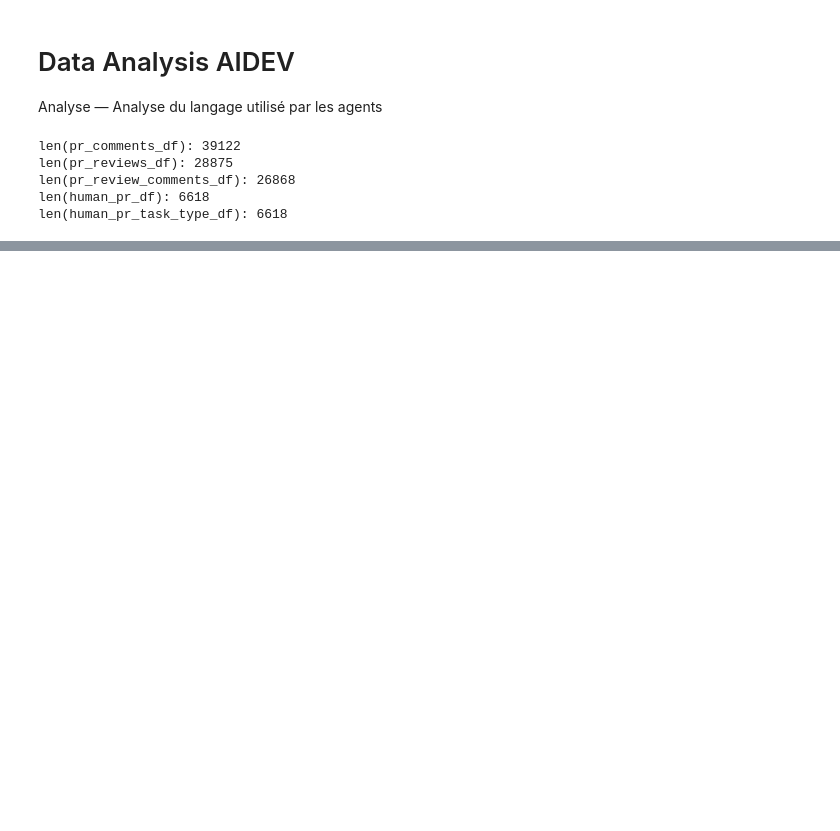
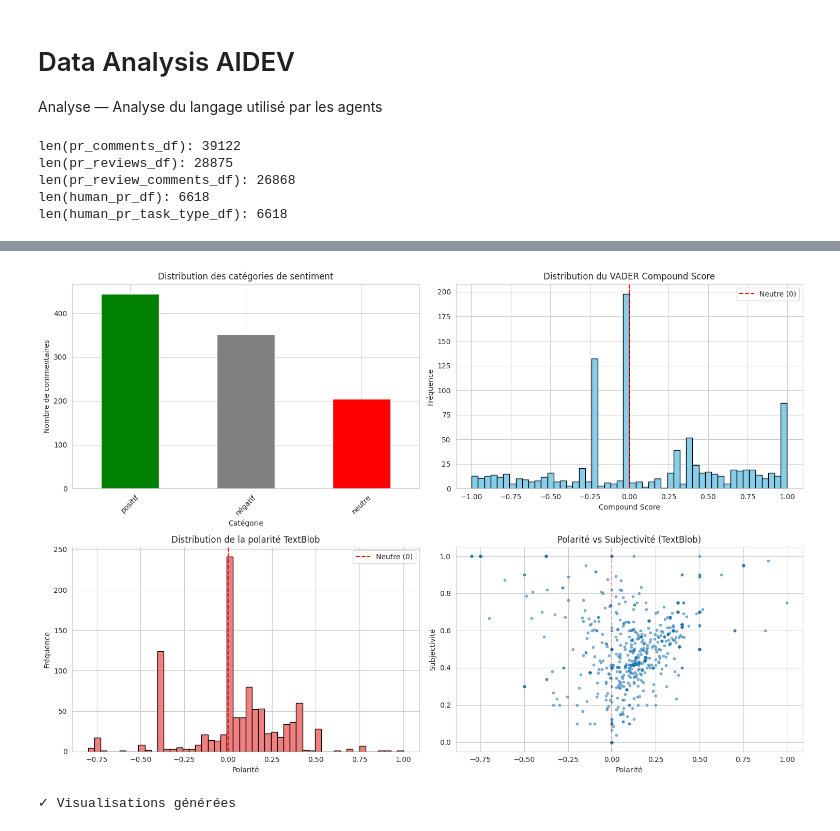
Before and after one commit to serghino/MGL869-01-2026-mining-challenge, a Jupyter notebook: load_dataset.ipynb, the cells around one changed output, grey strips where cells are left out. Drawn from its saved outputs; the diff is of its cells as text; code cells hidden in the pictures; blank space fills up the shorter version.

```diff
--- a/load_dataset.ipynb
+++ b/load_dataset.ipynb
@@ -28,0 +86,13 @@ len(human_pr_task_type_df): 6618
+# %%
+# Chargement des datasets
+pr_comments_df = pd.read_parquet("hf://datasets/hao-li/AIDev/pr_comments.parquet")
+pr_reviews_df = pd.read_parquet("hf://datasets/hao-li/AIDev/pr_reviews.parquet")
+pr_review_comments_df = pd.read_parquet("hf://datasets/hao-li/AIDev/pr_review_comments_v2.parquet")
+
+# Charger les PRs (pour identifier AI vs Human)
+pull_request_df = pd.read_parquet("hf://datasets/hao-li/AIDev/pull_request.parquet")
+
+print(f"Nombre de commentaires PR: {len(pr_comments_df)}")
+print(f"Nombre de reviews: {len(pr_reviews_df)}")
+print(f"Nombre de commentaires de review: {len(pr_review_comments_df)}")
+print(f"Nombre de PRs: {len(pull_request_df)}")
@@ -28,0 +299,43 @@ len(human_pr_task_type_df): 6618
+# %%
+# Créer des visualisations
+fig, axes = plt.subplots(2, 2, figsize=(15, 10))
+
+# 1. Distribution des catégories de sentiment
+pr_comments_sample['sentiment_category'].value_counts().plot(kind='bar', ax=axes[0, 0], color=['green', 'gray', 'red'])
+axes[0, 0].set_title('Distribution des catégories de sentiment')
+axes[0, 0].set_xlabel('Catégorie')
+axes[0, 0].set_ylabel('Nombre de commentaires')
+axes[0, 0].tick_params(axis='x', rotation=45)
+
+# 2. Distribution du score VADER Compound
+axes[0, 1].hist(pr_comments_sample['vader_compound'], bins=50, color='skyblue', edgecolor='black')
+axes[0, 1].set_title('Distribution du VADER Compound Score')
+axes[0, 1].set_xlabel('Compound Score')
+axes[0, 1].set_ylabel('Fréquence')
+axes[0, 1].axvline(x=0, color='red', linestyle='--', label='Neutre (0)')
+axes[0, 1].legend()
+
+# 3. Distribution de la polarité TextBlob
+axes[1, 0].hist(pr_comments_sample['textblob_polarity'], bins=50, color='lightcoral', edgecolor='black')
+axes[1, 0].set_title('Distribution de la polarité TextBlob')
+axes[1, 0].set_xlabel('Polarité')
+axes[1, 0].set_ylabel('Fréquence')
+axes[1, 0].axvline(x=0, color='red', linestyle='--', label='Neutre (0)')
+axes[1, 0].legend()
+
+# 4. Relation entre polarité et subjectivité
+axes[1, 1].scatter(pr_comments_sample['textblob_polarity'],
+                   pr_comments_sample['textblob_subjectivity'],
+                   alpha=0.5, s=10)
+axes[1, 1].set_title('Polarité vs Subjectivité (TextBlob)')
+axes[1, 1].set_xlabel('Polarité')
+axes[1, 1].set_ylabel('Subjectivité')
+axes[1, 1].axvline(x=0, color='red', linestyle='--', alpha=0.3)
+
+plt.tight_layout()
+plt.show()
+
+print("\n✓ Visualisations générées")
+# %% [output]
+[figure, added]
+✓ Visualisations générées
```
Also changed, not shown: parts of 12 cells of this notebook.
